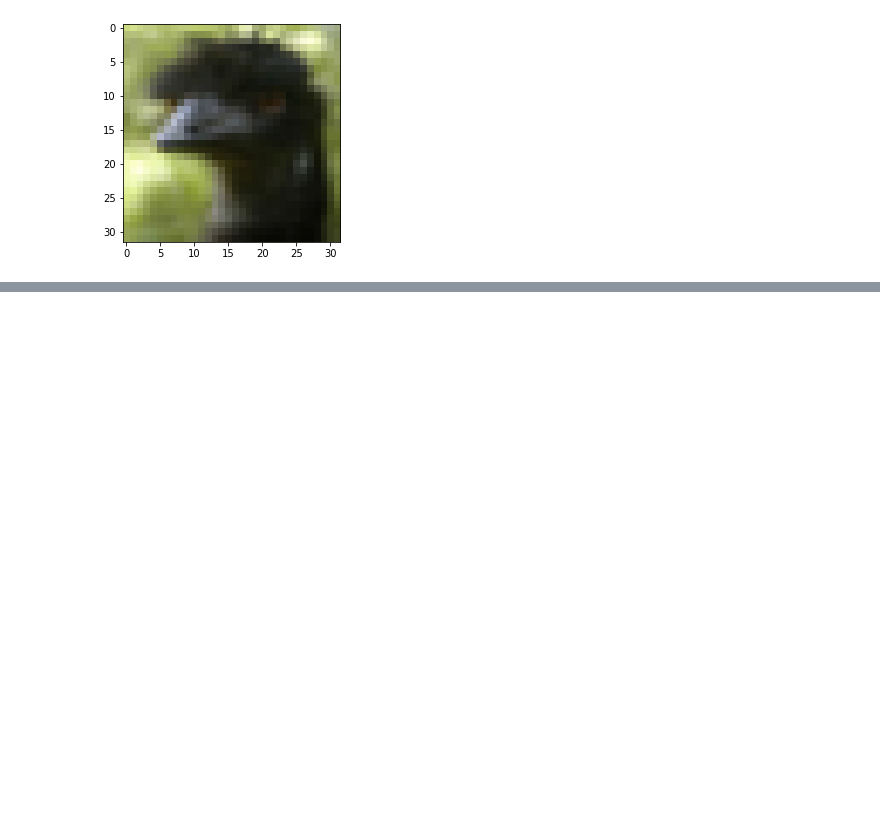
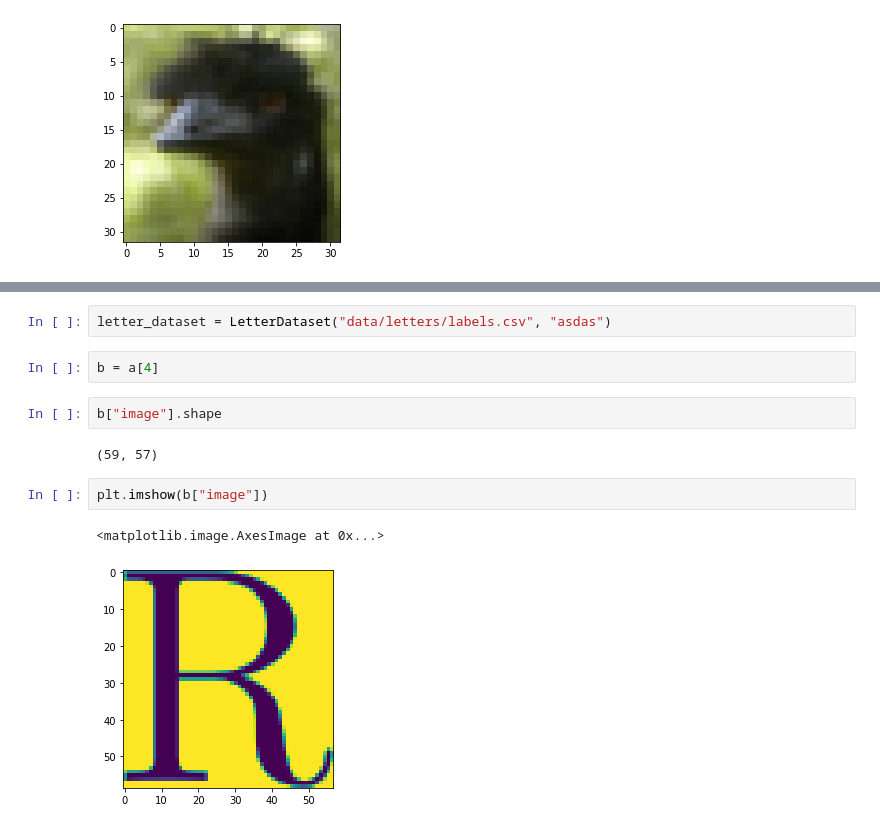
Before and after one commit to ltrujello/RTeXEngineering, a Jupyter notebook: word_extraction.ipynb, the cells around one changed output, grey strips where cells are left out. Drawn from its saved outputs; the diff is of its cells as text; blank space fills up the shorter version.

Commit message:
Generates and labels simple letter data

```diff
--- a/word_extraction.ipynb
+++ b/word_extraction.ipynb
@@ -169,0 +178,13 @@ ModuleNotFoundError: No module named 'pandas'
+# %%
+letter_dataset = LetterDataset("data/letters/labels.csv", "asdas")
+# %%
+b = a[4]
+# %%
+b["image"].shape
+# %% [output]
+(59, 57)
+# %%
+plt.imshow(b["image"])
+# %% [output]
+<matplotlib.image.AxesImage at 0x...>
+[figure, added]
```
Also changed, not shown: parts of 5 cells of this notebook, 3 other files.
